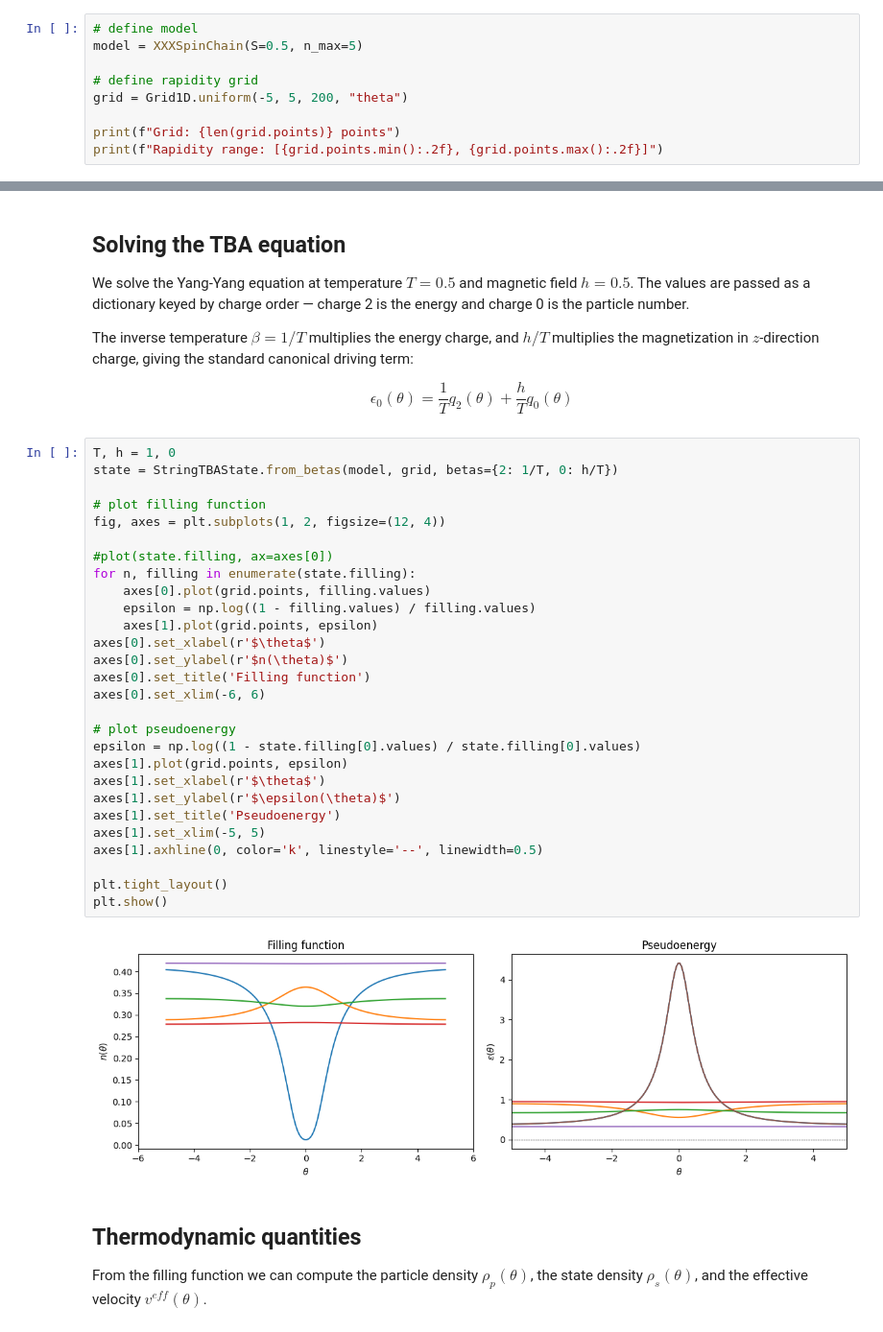
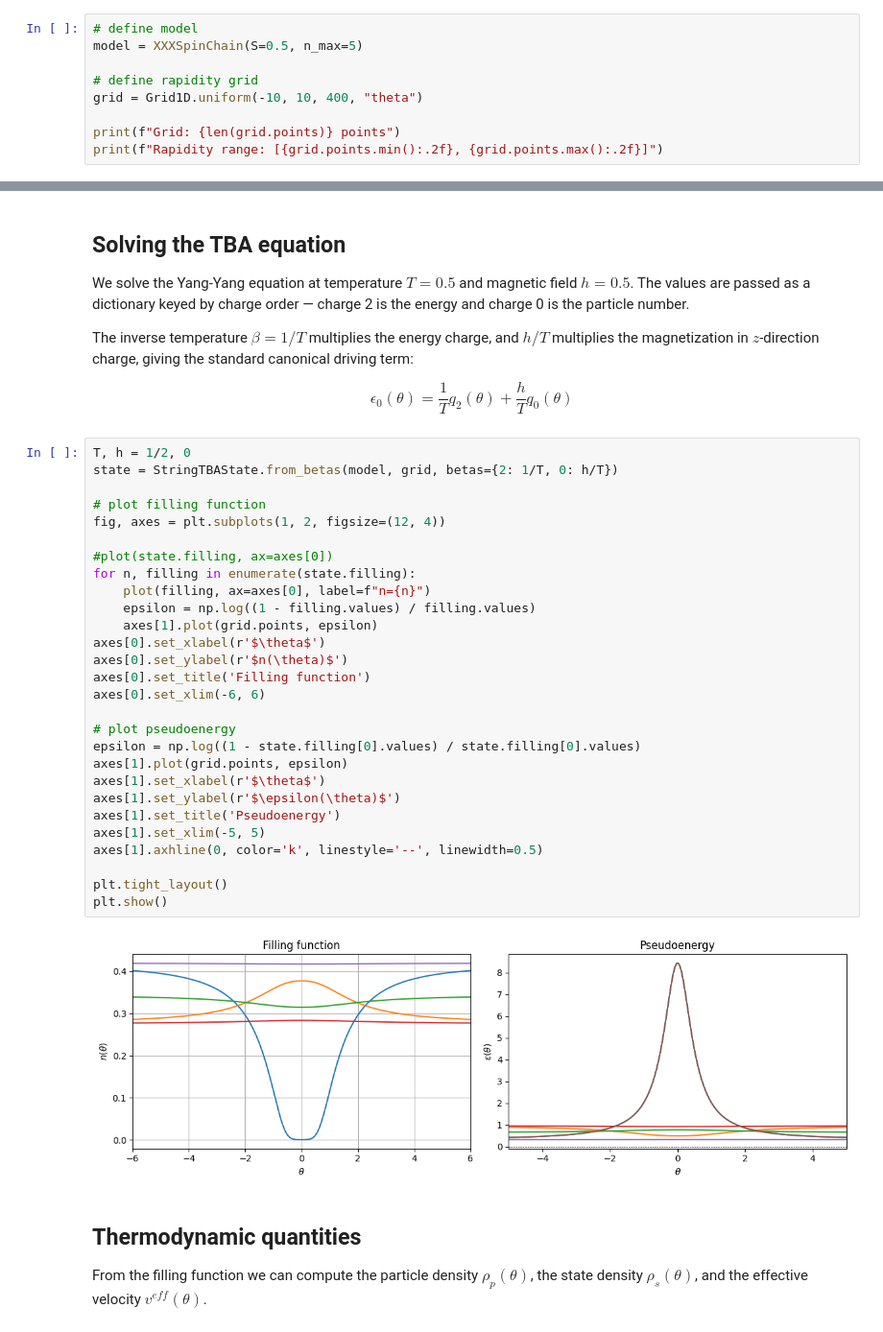
Before and after one commit to mkpanfil/rapidity, a Jupyter notebook: docs/source/tutorials/tba_xxx_spinchain.ipynb, the cells around one changed output, grey strips where cells are left out. Shown at 96% size. Drawn from its saved outputs; the diff is of its cells as text.

```diff
--- a/docs/source/tutorials/tba_xxx_spinchain.ipynb
+++ b/docs/source/tutorials/tba_xxx_spinchain.ipynb
@@ -30,7 +31,7 @@ We define the XXX spin chain and set up a uniform grid.
 model = XXXSpinChain(S=0.5, n_max=5)
 
 # define rapidity grid
-grid = Grid1D.uniform(-5, 5, 200, "theta")
+grid = Grid1D.uniform(-10, 10, 400, "theta")
 
 print(f"Grid: {len(grid.points)} points")
 print(f"Rapidity range: [{grid.points.min():.2f}, {grid.points.max():.2f}]")
@@ -51,35 +52,35 @@ canonical driving term:
 
 $$\epsilon_0(\theta) = \frac{1}{T} q_2(\theta) + \frac{h}{T} q_0(\theta)$$
 # %%
-T, h = 1, 0
+T, h = 1/2, 0
 state = StringTBAState.from_betas(model, grid, betas={2: 1/T, 0: h/T})
 
 # plot filling function
 fig, axes = plt.subplots(1, 2, figsize=(12, 4))
 
 #plot(state.filling, ax=axes[0])
 for n, filling in enumerate(state.filling):
-    axes[0].plot(grid.points, filling.values)
+    plot(filling, ax=axes[0], label=f"n={n}")
     epsilon = np.log((1 - filling.values) / filling.values)
     axes[1].plot(grid.points, epsilon)
 axes[0].set_xlabel(r'$\theta$')
 axes[0].set_ylabel(r'$n(\theta)$')
 axes[0].set_title('Filling function')
 axes[0].set_xlim(-6, 6)
 
 # plot pseudoenergy
 epsilon = np.log((1 - state.filling[0].values) / state.filling[0].values)
 axes[1].plot(grid.points, epsilon)
 axes[1].set_xlabel(r'$\theta$')
 axes[1].set_ylabel(r'$\epsilon(\theta)$')
 axes[1].set_title('Pseudoenergy')
 axes[1].set_xlim(-5, 5)
 axes[1].axhline(0, color='k', linestyle='--', linewidth=0.5)
 
 plt.tight_layout()
 plt.show()
 # %% [output]
-[figure, old version]
+[figure, new version]
 # %% [markdown]
 ## Thermodynamic quantities
 
```
Also changed, not shown: parts of 3 cells of this notebook, 2 other files.
